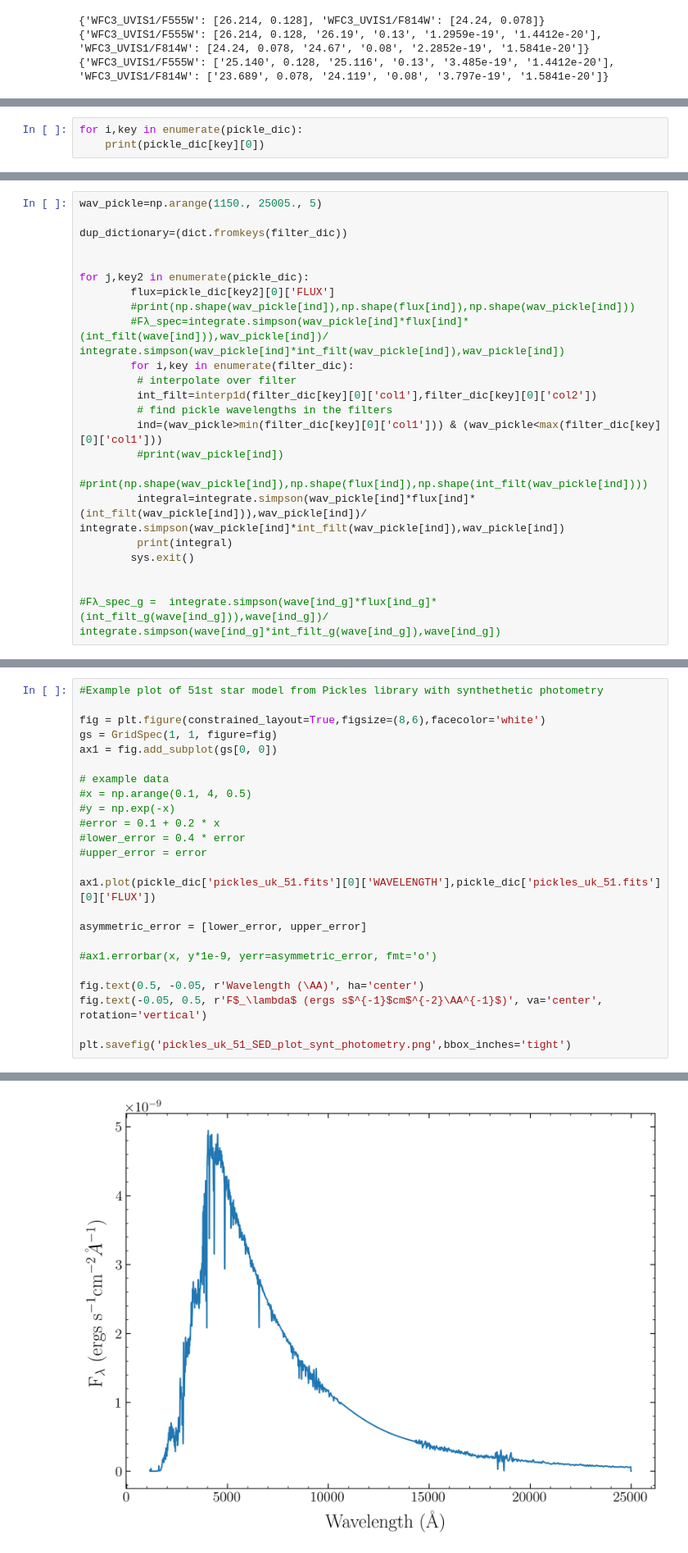
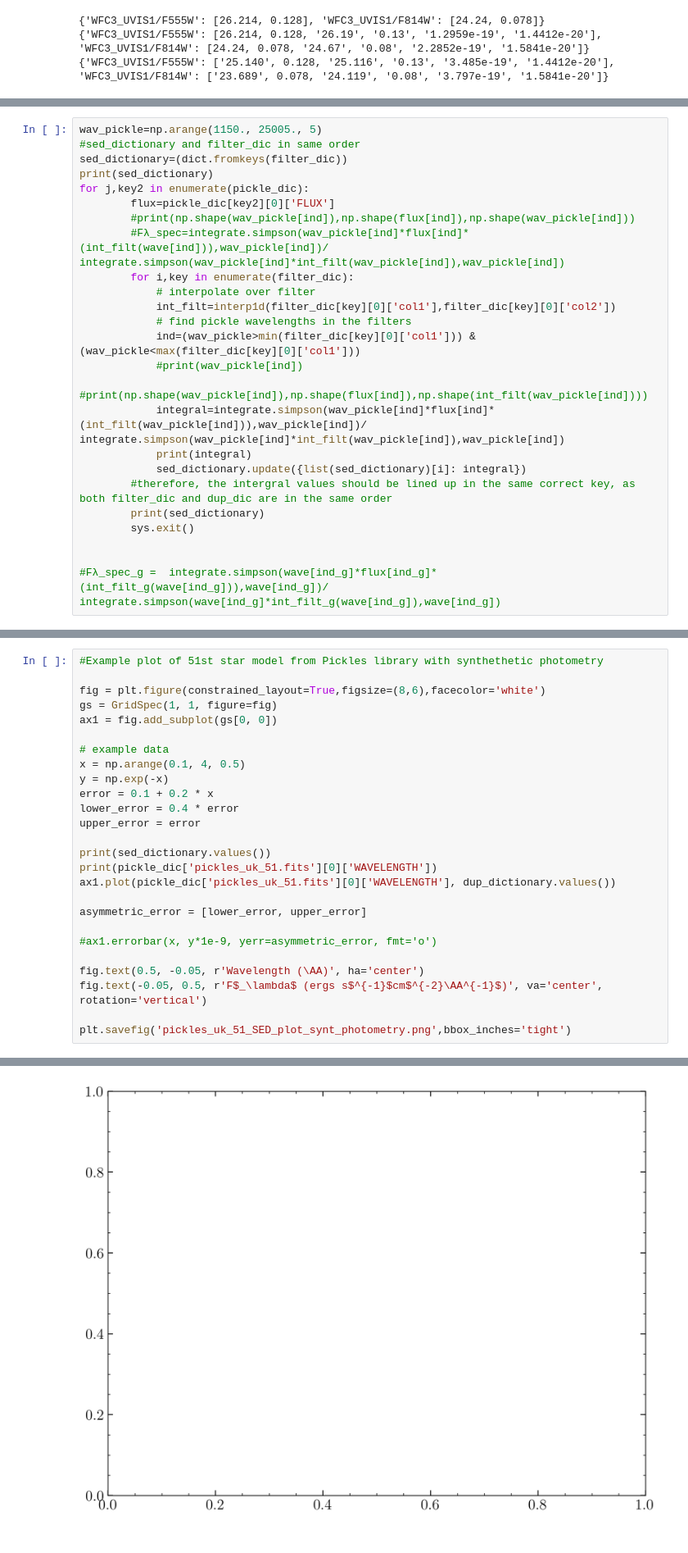
Before and after one commit to kirstytaggart/Lamat-progenitor-project, a Jupyter notebook: plot_sed_v2.ipynb, the cells around one changed output, grey strips where cells are left out. Shown: that part at 82% size. Drawn from its saved outputs; the diff is of its cells as text.

```diff
--- a/plot_sed_v2.ipynb
+++ b/plot_sed_v2.ipynb
@@ -289,3 +290,0 @@ pickle_dic = createpickledic(path+'dat_uvk/')
-# %%
-for i,key in enumerate(pickle_dic):
-    print(pickle_dic[key][0])
@@ -310,22 +291,24 @@ for i,key in enumerate(pickle_dic):
 # %%
 wav_pickle=np.arange(1150., 25005., 5)
-
-dup_dictionary=(dict.fromkeys(filter_dic))
-
-
+#sed_dictionary and filter_dic in same order
+sed_dictionary=(dict.fromkeys(filter_dic))
+print(sed_dictionary)
 for j,key2 in enumerate(pickle_dic):
         flux=pickle_dic[key2][0]['FLUX']
         #print(np.shape(wav_pickle[ind]),np.shape(flux[ind]),np.shape(wav_pickle[ind]))
         #Fλ_spec=integrate.simpson(wav_pickle[ind]*flux[ind]*(int_filt(wave[ind])),wav_pickle[ind])/ integrate.simpson(wav_pickle[ind]*int_filt(wav_pickle[ind]),wav_pickle[ind])
         for i,key in enumerate(filter_dic):
-         # interpolate over filter
-         int_filt=interp1d(filter_dic[key][0]['col1'],filter_dic[key][0]['col2'])
-         # find pickle wavelengths in the filters
-         ind=(wav_pickle>min(filter_dic[key][0]['col1'])) & (wav_pickle<max(filter_dic[key][0]['col1']))
-         #print(wav_pickle[ind])
-         #print(np.shape(wav_pickle[ind]),np.shape(flux[ind]),np.shape(int_filt(wav_pickle[ind])))
-         integral=integrate.simpson(wav_pickle[ind]*flux[ind]*(int_filt(wav_pickle[ind])),wav_pickle[ind])/ integrate.simpson(wav_pickle[ind]*int_filt(wav_pickle[ind]),wav_pickle[ind])
-         print(integral)
+            # interpolate over filter
+            int_filt=interp1d(filter_dic[key][0]['col1'],filter_dic[key][0]['col2'])
+            # find pickle wavelengths in the filters
+            ind=(wav_pickle>min(filter_dic[key][0]['col1'])) & (wav_pickle<max(filter_dic[key][0]['col1']))
+            #print(wav_pickle[ind])
+            #print(np.shape(wav_pickle[ind]),np.shape(flux[ind]),np.shape(int_filt(wav_pickle[ind])))
+            integral=integrate.simpson(wav_pickle[ind]*flux[ind]*(int_filt(wav_pickle[ind])),wav_pickle[ind])/ integrate.simpson(wav_pickle[ind]*int_filt(wav_pickle[ind]),wav_pickle[ind])
+            print(integral)
+            sed_dictionary.update({list(sed_dictionary)[i]: integral})
+        #therefore, the intergral values should be lined up in the same correct key, as both filter_dic and dup_dic are in the same order
+        print(sed_dictionary)
         sys.exit()
 
 
@@ -382,13 +366,15 @@ gs = GridSpec(1, 1, figure=fig)
 ax1 = fig.add_subplot(gs[0, 0])
 
 # example data
-#x = np.arange(0.1, 4, 0.5)
-#y = np.exp(-x)
-#error = 0.1 + 0.2 * x
-#lower_error = 0.4 * error
-#upper_error = error
+x = np.arange(0.1, 4, 0.5)
+y = np.exp(-x)
+error = 0.1 + 0.2 * x
+lower_error = 0.4 * error
+upper_error = error
 
-ax1.plot(pickle_dic['pickles_uk_51.fits'][0]['WAVELENGTH'],pickle_dic['pickles_uk_51.fits'][0]['FLUX'])
+print(sed_dictionary.values())
+print(pickle_dic['pickles_uk_51.fits'][0]['WAVELENGTH'])
+ax1.plot(pickle_dic['pickles_uk_51.fits'][0]['WAVELENGTH'], dup_dictionary.values())
 
 asymmetric_error = [lower_error, upper_error]
 
@@ -402,4 +391,4 @@ plt.savefig('pickles_uk_51_SED_plot_synt_photometry.png',bbox_inches='tight')
-[figure, old version]
+[figure, new version]
 # %%
 # But a more detailed way to do it is by using a filter transmission profile.
 # This way, you do :
```
Also changed, not shown: parts of 12 cells of this notebook.
